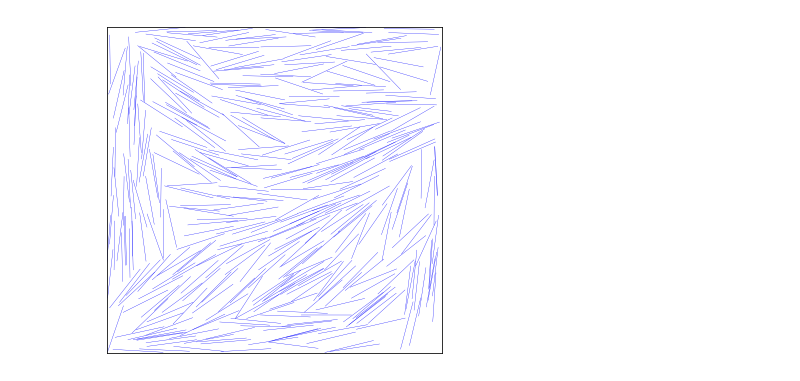
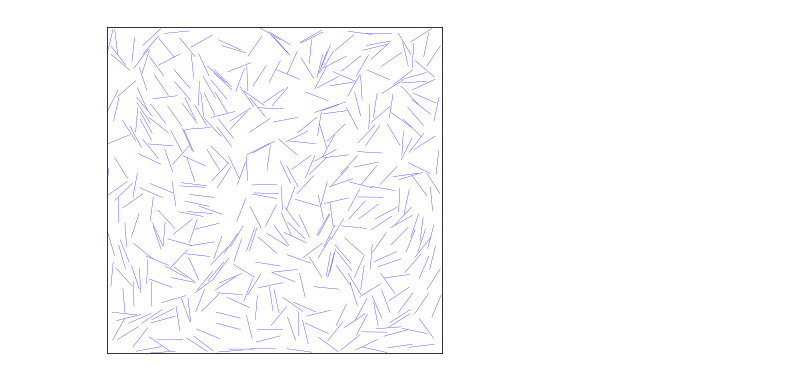
Before and after one commit to m-walters/mcmd, a Jupyter notebook: rodplot.ipynb, the cells around one changed output. Drawn from its saved outputs; the diff is of its cells as text; code cells hidden in the pictures.

```diff
--- a/rodplot.ipynb
+++ b/rodplot.ipynb
@@ -6,25 +6,25 @@ import matplotlib.pyplot as plt
 def plotLine(x1,y1,x2,y2):
     plt.gca().plot([x1, x2], [y1, y2], color='b', linestyle='-', linewidth=0.3)
 # %%
-w = 20.
+w = 40.
 h = w
 plt.plot()
 plt.xlim(-w/2,w/2)
 plt.ylim(-h/2,h/2)
 plt.xticks([])
 plt.yticks([])
 
 # Read in data
-fname = "output2/sweep_00101000"
+fname = "output/finalsweep_00001050"
 # fname = "save/confX/sweep_00085000"
 dfile = open(fname, "r")
 for line in dfile.readlines():
     l = line.split()
     plotLine(l[5],l[6],l[7],l[8])
 
 plt.gcf().set_size_inches(6,6)
 f = plt.gcf()
 # %% [output]
-[figure, old version]
+[figure, new version]
 # %%
 f.savefig(fname+".eps");
```
Also changed, not shown: 2 other files.
